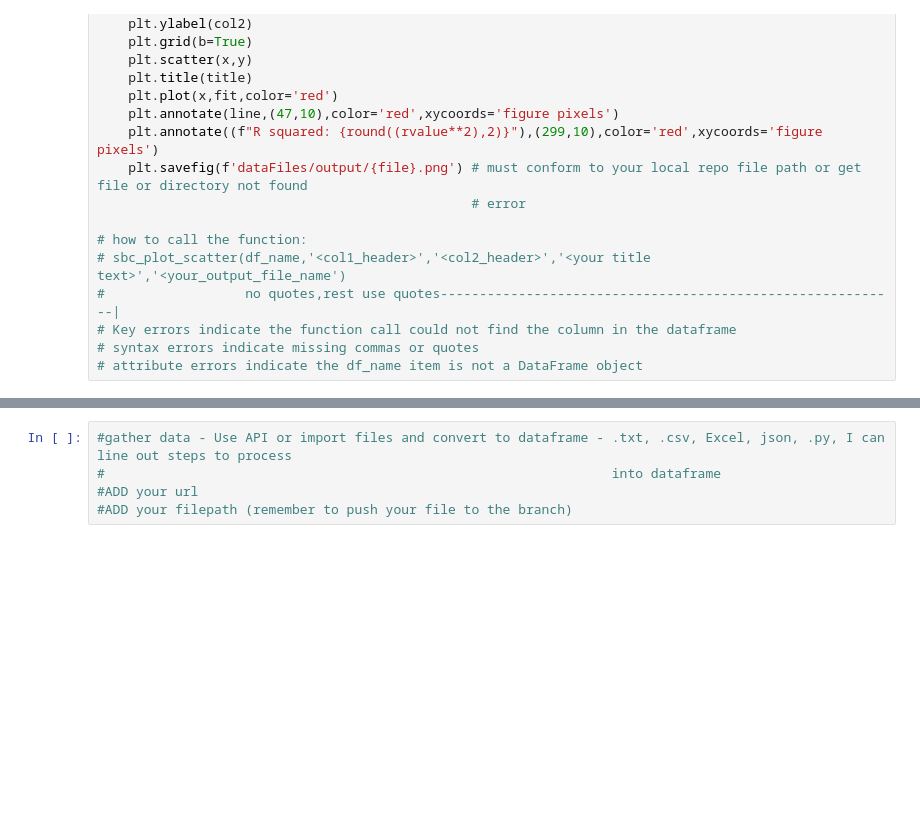
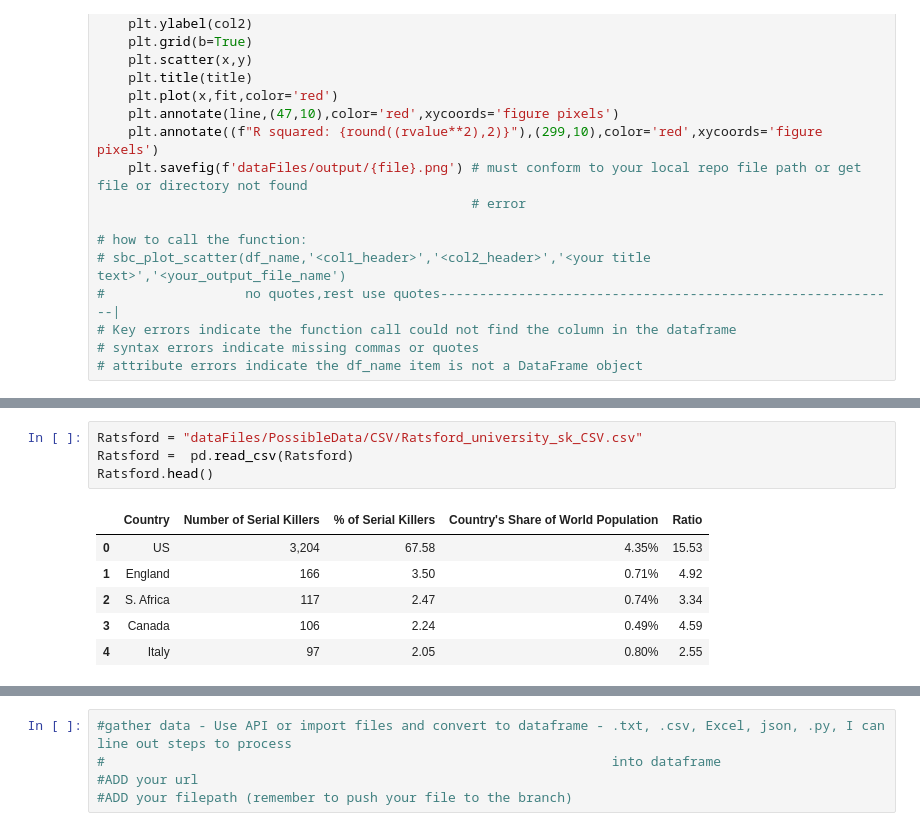
Before and after one commit to Crobinson17/Not_Fussy_Project-01, a Jupyter notebook: Not_Fussy_Project-01_starter-MS.ipynb, the cells around one changed output, grey strips where cells are left out. Drawn from its saved outputs; the diff is of its cells as text; blank space fills up the shorter version.

```diff
--- a/Not_Fussy_Project-01_starter-MS.ipynb
+++ b/Not_Fussy_Project-01_starter-MS.ipynb
@@ -69,0 +99,11 @@ SK_bday_loc.head()
+# %%
+Ratsford = "dataFiles/PossibleData/CSV/Ratsford_university_sk_CSV.csv"
+Ratsford =  pd.read_csv(Ratsford)
+Ratsford.head()
+# %% [output]
+|  | Country | Number of Serial Killers | % of Serial Killers | Country's Share of World Population | Ratio |
+| 0 | US | 3,204 | 67.58 | 4.35% | 15.53 |
+| 1 | England | 166 | 3.50 | 0.71% | 4.92 |
+| 2 | S. Africa | 117 | 2.47 | 0.74% | 3.34 |
+| 3 | Canada | 106 | 2.24 | 0.49% | 4.59 |
+| 4 | Italy | 97 | 2.05 | 0.80% | 2.55 |
```
Also changed, not shown: parts of 16 cells of this notebook, 1 other file.
